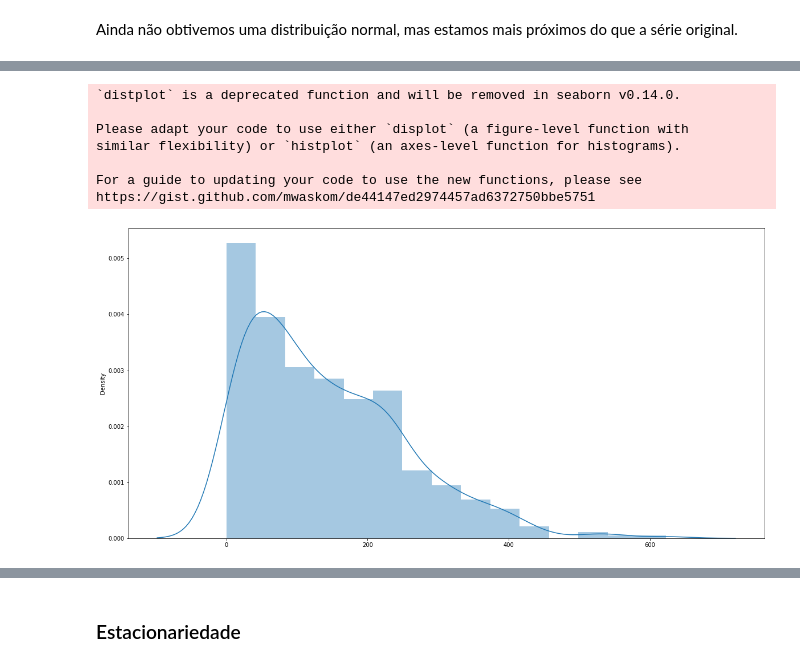
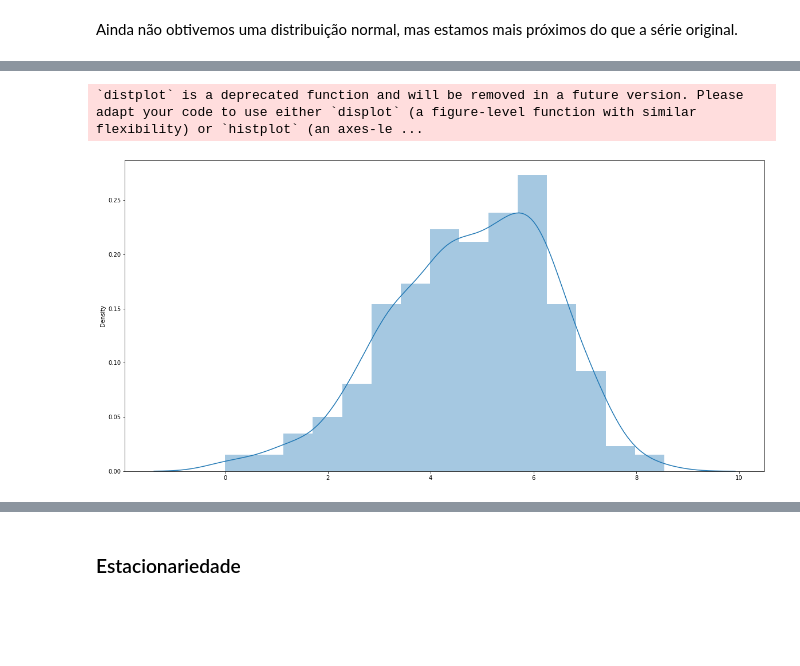
Before and after one commit to maria-raquel/series_temporais, a Jupyter notebook: ESSE.ipynb, the cells around one changed output, grey strips where cells are left out. Saved outputs shown, nothing was run; the diff lists cells and outputs as text; code cells hidden in the pictures; blank space fills up the shorter version.

```diff
--- a/ESSE.ipynb
+++ b/ESSE.ipynb
@@ -247,8 +242,8 @@ De fato, os dados não seguem uma distribuição normal.
 
 Para fazer com que a série se aproxime de uma distribuição normal, faremos uma transformação por raiz cúbica. Assim, criaremos uma nova série, composta pela raiz cúbica dos dados originais.
 # %%
-serie_cube = (serie)**(1/3)
-stats.probplot(serie_cube, dist="norm", plot=plt)
+serie_n = (serie)**(1/3)
+stats.probplot(serie_n, dist="norm", plot=plt)
 plt.title("Normal QQ plot")
 plt.show()
 # %% [output]
@@ -267,11 +269,5 @@ Ainda não obtivemos uma distribuição normal, mas estamos mais próximos do qu
 # %%
-sns.distplot(serie);
+sns.distplot(serie_n);
 # %% [output]
-`distplot` is a deprecated function and will be removed in seaborn v0.14.0.
-
-Please adapt your code to use either `displot` (a figure-level function with
-similar flexibility) or `histplot` (an axes-level function for histograms).
-
-For a guide to updating your code to use the new functions, please see
-https://gist.github.com/mwaskom/de44147ed2974457ad6372750bbe5751
+`distplot` is a deprecated function and will be removed in a future version. Please adapt your code to use either `displot` (a figure-level function with similar flexibility) or `histplot` (an axes-le ...
-[figure, old version]
+[figure, new version]
```
Also changed, not shown: parts of 17 cells of this notebook.
